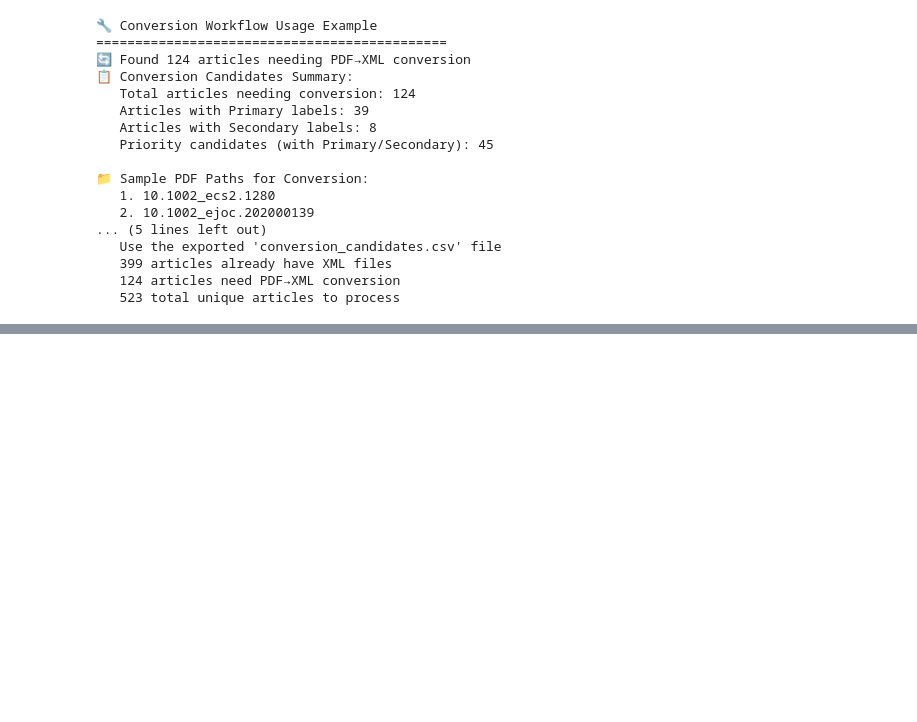
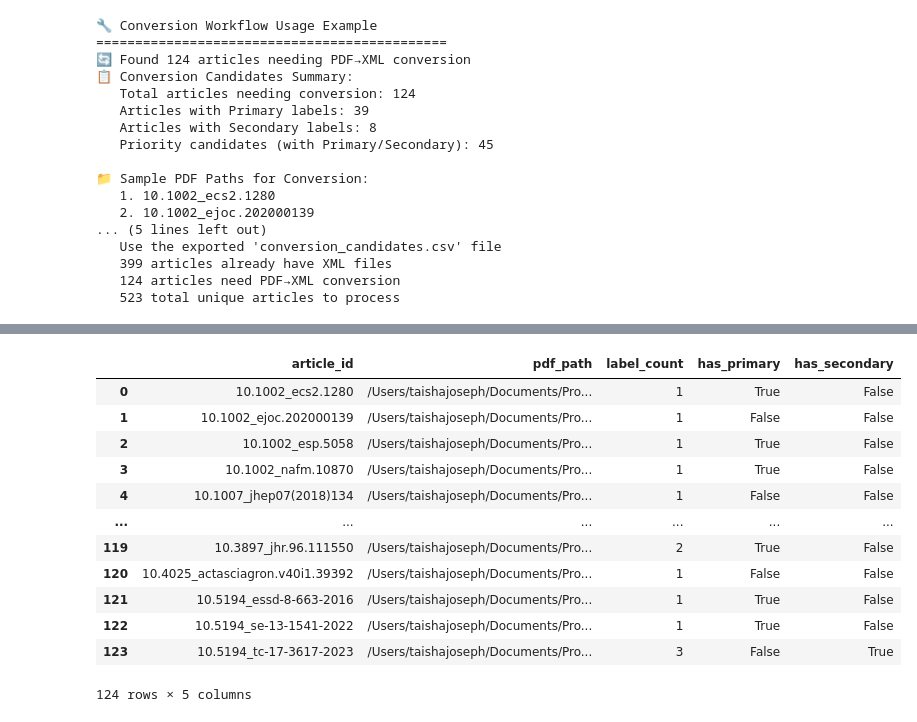
Before and after one commit to tavjo/MDC-Challenge-2025, a Jupyter notebook: notebooks/label_doc_mapping.ipynb, the cells around one changed output, grey strips where cells are left out. Cells and saved outputs as stored; diff of their text form; code cells hidden in the pictures; blank space fills up the shorter version.

```diff
--- a/notebooks/label_doc_mapping.ipynb
+++ b/notebooks/label_doc_mapping.ipynb
@@ -349,0 +408,17 @@ print(f"   {conversion_summary['total_unique_articles']} total unique articles t
+# %%
+conversion_candidates = pd.read_csv(os.path.join(data_dir, "conversion_candidates.csv"))
+conversion_candidates
+# %% [output]
+|  | article_id | pdf_path | label_count | has_primary | has_secondary |
+| 0 | 10.1002_ecs2.1280 | /Users/taishajoseph/Documents/Pro... | 1 | True | False |
+| 1 | 10.1002_ejoc.202000139 | /Users/taishajoseph/Documents/Pro... | 1 | False | False |
+| 2 | 10.1002_esp.5058 | /Users/taishajoseph/Documents/Pro... | 1 | True | False |
+| 3 | 10.1002_nafm.10870 | /Users/taishajoseph/Documents/Pro... | 1 | True | False |
+| 4 | 10.1007_jhep07(2018)134 | /Users/taishajoseph/Documents/Pro... | 1 | False | False |
+| ... | ... | ... | ... | ... | ... |
+| 119 | 10.3897_jhr.96.111550 | /Users/taishajoseph/Documents/Pro... | 2 | True | False |
+| 120 | 10.4025_actasciagron.v40i1.39392 | /Users/taishajoseph/Documents/Pro... | 1 | False | False |
+| 121 | 10.5194_essd-8-663-2016 | /Users/taishajoseph/Documents/Pro... | 1 | True | False |
+| 122 | 10.5194_se-13-1541-2022 | /Users/taishajoseph/Documents/Pro... | 1 | True | False |
+| 123 | 10.5194_tc-17-3617-2023 | /Users/taishajoseph/Documents/Pro... | 3 | False | True |
+124 rows × 5 columns
```
Also changed, not shown: parts of 6 cells of this notebook, 7 other files.
